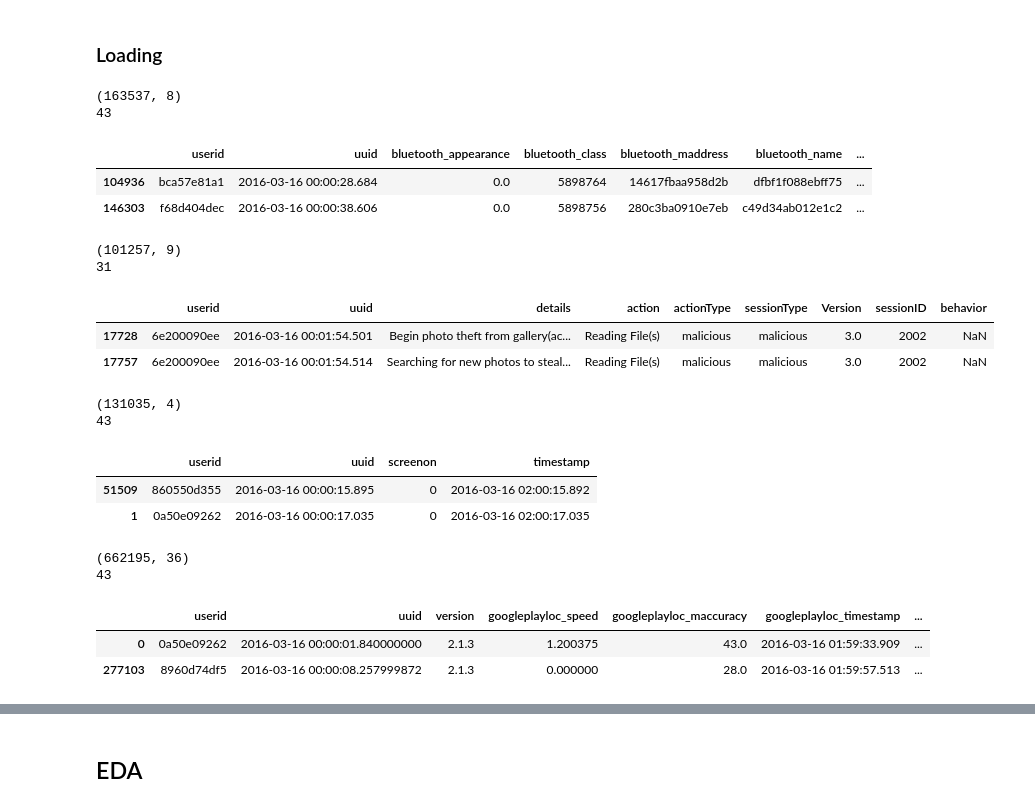
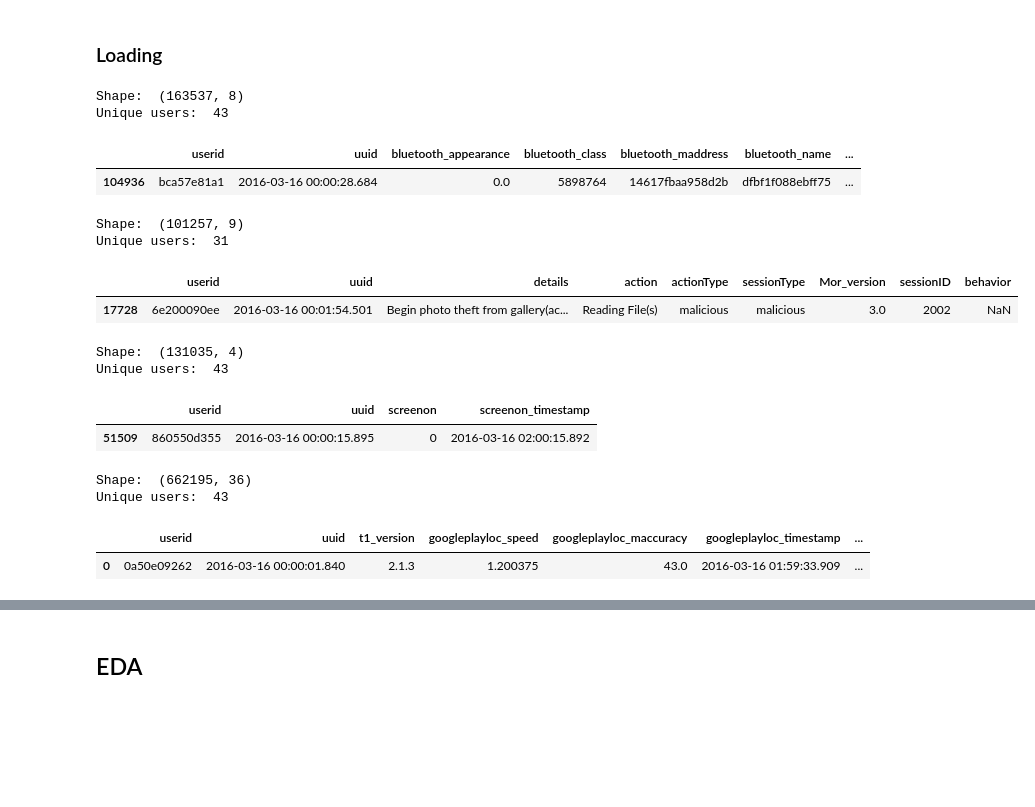
Before and after one commit to kentlingcampbell/project_SherLock, a Jupyter notebook: SherLock.ipynb, the cells around one changed output, grey strips where cells are left out. Drawn from its saved outputs; the diff is of its cells as text; code cells hidden in the pictures; blank space fills up the shorter version.

```diff
--- a/SherLock.ipynb
+++ b/SherLock.ipynb
@@ -54,34 +54,32 @@ Bluetooth_tsv = Bluetooth_tsv.sort_values(by='uuid')
 Bluetooth_tsv = Bluetooth_tsv.drop(columns=['bluetooth_mremotebrsf',
                                             'bluetooth_mvaluenrec',
                                             'bluetooth_mvaluewbs']) # Nan's and singular values, depricated
-print(Bluetooth_tsv.shape)
+print('Shape: ', Bluetooth_tsv.shape)
 BluetoothUsers = Bluetooth_tsv['userid'].unique()
-print(len(BluetoothUsers))
-Bluetooth_tsv.head(2)
+print('Unique users: ', len(BluetoothUsers))
+Bluetooth_tsv.head(1)
 # %% [output]
-(163537, 8)
-43
+Shape:  (163537, 8)
+Unique users:  43
 |  | userid | uuid | bluetooth_appearance | bluetooth_class | bluetooth_maddress | bluetooth_name | ... |
 | 104936 | bca57e81a1 | 2016-03-16 00:00:28.684 | 0.0 | 5898764 | 14617fbaa958d2b | dfbf1f088ebff75 | ... |
-| 146303 | f68d404dec | 2016-03-16 00:00:38.606 | 0.0 | 5898756 | 280c3ba0910e7eb | c49d34ab012e1c2 | ... |
 # %%
 filename = './Filtered_Moriartyprobe.tsv'
-header_list = ['userid','uuid','details','action','actionType','sessionType','Version','sessionID','behavior']
+header_list = ['userid','uuid','details','action','actionType','sessionType','Mor_version','sessionID','behavior']
 Moriarty_tsv = pd.read_csv(filename, sep='\t', names=header_list)
 Moriarty_tsv['uuid'] = (pd.to_datetime(Moriarty_tsv['uuid'], unit='ms'))     # Convert to datatime
 Moriarty_tsv = Moriarty_tsv.sort_values(by='uuid')                           # Unsorted, so sorting required
 #Moriarty_tsv = Moriarty_tsv.set_index('uuid')
 #print(Moriarty_tsv['userid'].unique())
-print(Moriarty_tsv.shape)
+print('Shape: ', Moriarty_tsv.shape)
 MoriartyUsers = Moriarty_tsv['userid'].unique()
-print(len(MoriartyUsers))
-Moriarty_tsv.head(2)
+print('Unique users: ', len(MoriartyUsers))
+Moriarty_tsv.head(1)
 # %% [output]
-(101257, 9)
-31
+Shape:  (101257, 9)
+Unique users:  31
-|  | userid | uuid | details | action | actionType | sessionType | Version | sessionID | behavior |
+|  | userid | uuid | details | action | actionType | sessionType | Mor_version | sessionID | behavior |
 | 17728 | 6e200090ee | 2016-03-16 00:01:54.501 | Begin photo theft from gallery(ac... | Reading File(s) | malicious | malicious | 3.0 | 2002 | NaN |
-| 17757 | 6e200090ee | 2016-03-16 00:01:54.514 | Searching for new photos to steal... | Reading File(s) | malicious | malicious | 3.0 | 2002 | NaN |
 # %%
 # Feature cleaning: drop odd states
 #print(Moriarty_tsv['actionType'].unique())
@@ -93,26 +91,25 @@ Moriarty_tsv.head(2)
 #Moriarty_tsv['version'] = Moriarty_tsv['version'].astype(str).map(lambda x: x.lstrip('v'))
 # %%
 filename = './Filtered_Screenon.tsv'
-header_list = ['userid','uuid','screenon','timestamp']
-Screenon_tsv = pd.read_csv(filename, sep='\t', names=header_list, parse_dates=['timestamp'])
+header_list = ['userid','uuid','screenon','screenon_timestamp']
+Screenon_tsv = pd.read_csv(filename, sep='\t', names=header_list, parse_dates=['screenon_timestamp'])
 Screenon_tsv['uuid'] = (pd.to_datetime(Screenon_tsv['uuid'], unit='ms'))
 Screenon_tsv = Screenon_tsv.sort_values(by='uuid')
 #Screenon_tsv = Screenon_tsv.set_index('uuid')
 Screenon_tsv['screenon'] = Screenon_tsv['screenon'].astype(int)                    # Original True:On / False:Off
 #print(Screenon_tsv['userid'].unique())
-print(Screenon_tsv.shape)
+print('Shape: ', Screenon_tsv.shape)
 ScreenonUsers = Screenon_tsv['userid'].unique()
-print(len(ScreenonUsers))
-Screenon_tsv.head(2)
+print('Unique users: ', len(ScreenonUsers))
+Screenon_tsv.head(1)
 # %% [output]
-(131035, 4)
-43
+Shape:  (131035, 4)
+Unique users:  43
-|  | userid | uuid | screenon | timestamp |
+|  | userid | uuid | screenon | screenon_timestamp |
 | 51509 | 860550d355 | 2016-03-16 00:00:15.895 | 0 | 2016-03-16 02:00:15.892 |
-| 1 | 0a50e09262 | 2016-03-16 00:00:17.035 | 0 | 2016-03-16 02:00:17.035 |
 # %%
 filename = './Filtered_a_anon_T1.tsv'
-header_list = ['userid','uuid','version','googleplayloc_speed','googleplayloc_maccuracy',
+header_list = ['userid','uuid','t1_version','googleplayloc_speed','googleplayloc_maccuracy',
                'googleplayloc_timestamp','celltower_cid','celltower_lac','celltower_psc',
                'celltower_timestamp','celltower_type','status_alarmvol','status_brightnessmode',
                'status_brightness_file','status_brightness_settings','status_dtmfvol','status_musicvol',
@@ -129,15 +126,14 @@ T1_tsv = pd.read_csv(filename, sep='\t', names=header_list, parse_dates=['google
 T1_tsv['uuid'] = (pd.to_datetime(T1_tsv['uuid'], unit='ms'))
 T1_tsv = T1_tsv.sort_values(by='uuid')
 #T1_tsv = T1_tsv.set_index('uuid')
-print(T1_tsv.shape)
+print('Shape: ', T1_tsv.shape)
 T1Users = T1_tsv['userid'].unique()
-print(len(T1Users))
-T1_tsv.head(2)
+print('Unique users: ', len(T1Users))
+T1_tsv.head(1)
 # %% [output]
-(662195, 36)
-43
+Shape:  (662195, 36)
+Unique users:  43
-|  | userid | uuid | version | googleplayloc_speed | googleplayloc_maccuracy | googleplayloc_timestamp | ... |
-| 0 | 0a50e09262 | 2016-03-16 00:00:01.840000000 | 2.1.3 | 1.200375 | 43.0 | 2016-03-16 01:59:33.909 | ... |
-| 277103 | 8960d74df5 | 2016-03-16 00:00:08.257999872 | 2.1.3 | 0.000000 | 28.0 | 2016-03-16 01:59:57.513 | ... |
+|  | userid | uuid | t1_version | googleplayloc_speed | googleplayloc_maccuracy | googleplayloc_timestamp | ... |
+| 0 | 0a50e09262 | 2016-03-16 00:00:01.840 | 2.1.3 | 1.200375 | 43.0 | 2016-03-16 01:59:33.909 | ... |
 # %%
 filename = './Filtered_T4_filtered.tsv'
```
Also changed, not shown: parts of 29 cells of this notebook.
